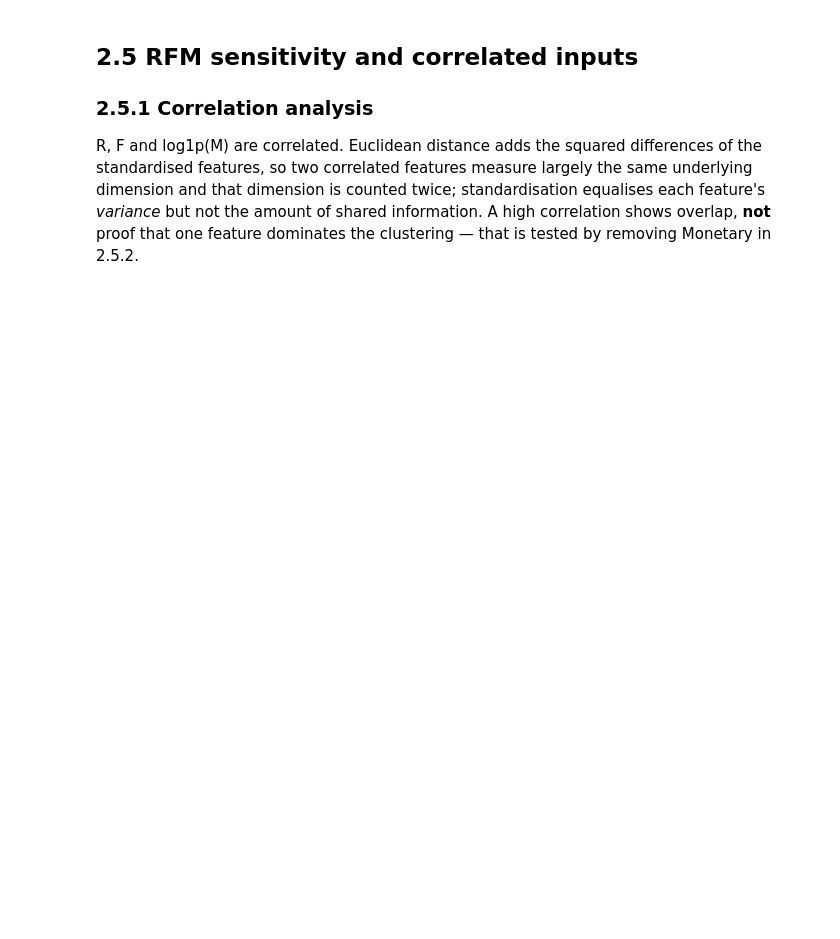
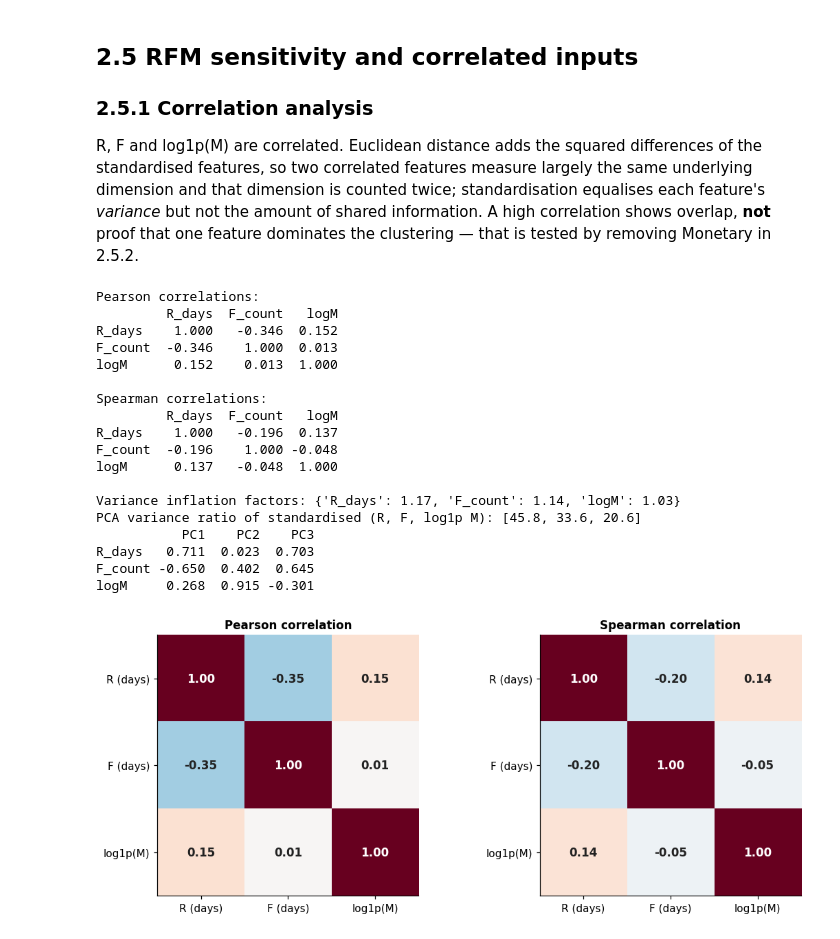
Before and after one commit to aaisha-aamina/crm-sp500-rfm-segmentation, a Jupyter notebook: Coursework_w2052143.ipynb, the cells around one changed output. Saved outputs shown, nothing was run; the diff lists cells and outputs as text; code cells hidden in the pictures; blank space fills up the shorter version.

Commit message:
2.5.1 Correlation analysis

```diff
--- a/Coursework_w2052143.ipynb
+++ b/Coursework_w2052143.ipynb
@@ -991,3 +991,44 @@ display(pd.DataFrame(rows))
 ## 2.5 RFM sensitivity and correlated inputs
 ### 2.5.1 Correlation analysis
 R, F and log1p(M) are correlated. Euclidean distance adds the squared differences of the standardised features, so two correlated features measure largely the same underlying dimension and that dimension is counted twice; standardisation equalises each feature's *variance* but not the amount of shared information. A high correlation shows overlap, **not** proof that one feature dominates the clustering — that is tested by removing Monetary in 2.5.2.
+# %%
+rfm_cols = ['R_days', 'F_count', 'logM']
+corr_p = cs[rfm_cols].corr(); corr_s = cs[rfm_cols].corr(method='spearman')
+print('Pearson correlations:'); print(corr_p.round(3)); print('\nSpearman correlations:'); print(corr_s.round(3))
+vif = pd.Series(np.diag(np.linalg.inv(corr_p.values)), index=rfm_cols)
+print('\nVariance inflation factors:', vif.round(2).to_dict())
+pca3 = PCA(random_state=SEED).fit(X_act.values)
+print('PCA variance ratio of standardised (R, F, log1p M):', (pca3.explained_variance_ratio_ * 100).round(1).tolist())
+print(pd.DataFrame(pca3.components_.T, index=ACT_COLS, columns=['PC1', 'PC2', 'PC3']).round(3))
+
+fig, axes = plt.subplots(1, 2, figsize=(10.5, 4.2))
+for ax, cm, t in zip(axes, [corr_p, corr_s], ['Pearson', 'Spearman']):
+    ax.imshow(cm.values, cmap='RdBu_r', vmin=-1, vmax=1)
+    labs_ = ['R (days)', 'F (days)', 'log1p(M)']
+    ax.set_xticks(range(3)); ax.set_xticklabels(labs_); ax.set_yticks(range(3)); ax.set_yticklabels(labs_)
+    for i in range(3):
+        for j in range(3):
+            ax.text(j, i, f'{cm.values[i, j]:.2f}', ha='center', va='center', fontsize=11, fontweight='bold',
+                    color='white' if abs(cm.values[i, j]) > 0.55 else '#222222')
+    ax.set_title(f'{t} correlation'); ax.grid(False)
+plt.tight_layout(); savefig('fig_2_5_1_correlations.png'); plt.show()
+# %% [output]
+Pearson correlations:
+         R_days  F_count   logM
+R_days    1.000   -0.346  0.152
+F_count  -0.346    1.000  0.013
+logM      0.152    0.013  1.000
+
+Spearman correlations:
+         R_days  F_count   logM
+R_days    1.000   -0.196  0.137
+F_count  -0.196    1.000 -0.048
+logM      0.137   -0.048  1.000
+
+Variance inflation factors: {'R_days': 1.17, 'F_count': 1.14, 'logM': 1.03}
+PCA variance ratio of standardised (R, F, log1p M): [45.8, 33.6, 20.6]
+           PC1    PC2    PC3
+R_days   0.711  0.023  0.703
+F_count -0.650  0.402  0.645
+logM     0.268  0.915 -0.301
+[figure, added]
```
